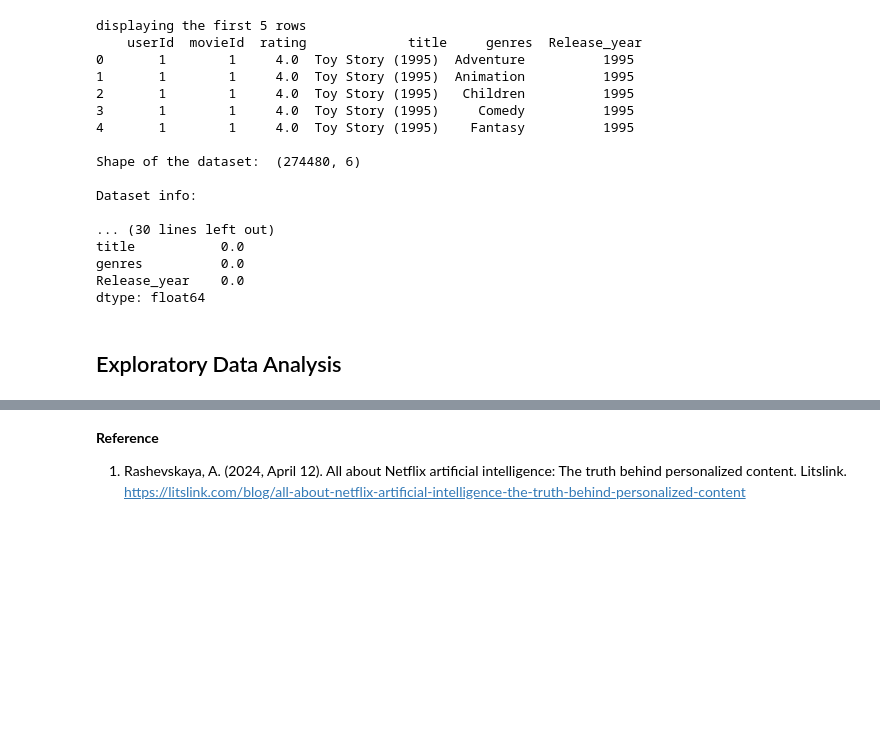
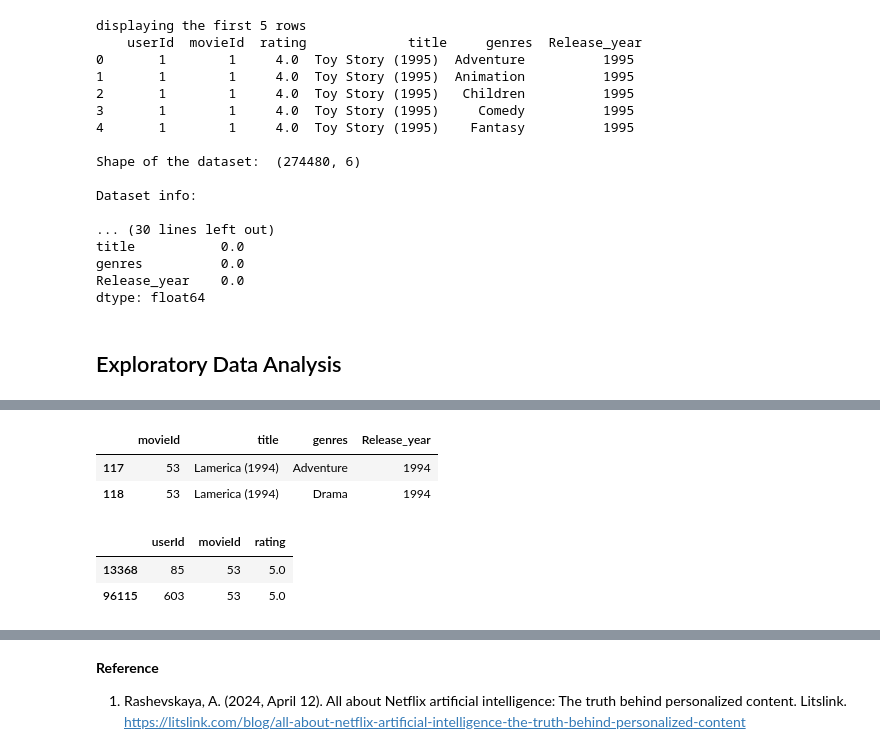
Before and after one commit to Winnykinyumu/A-movie-Recommendation-System-MovieLens-Data, a Jupyter notebook: Movie recommendation project/Movie RecSys.ipynb, the cells around one changed output, grey strips where cells are left out. Saved outputs shown, nothing was run; the diff lists cells and outputs as text; code cells hidden in the pictures; blank space fills up the shorter version.

```diff
--- a/Movie recommendation project/Movie RecSys.ipynb
+++ b/Movie recommendation project/Movie RecSys.ipynb
@@ -334,0 +427,15 @@ dtype: float64
+# %%
+mean_ratings = rating_df.groupby('movieId')[['rating']].mean()
+
+highest_rated = mean_ratings['rating'].idxmax()
+movie_df[movie_df['movieId'] == highest_rated]
+# %% [output]
+|  | movieId | title | genres | Release_year |
+| 117 | 53 | Lamerica (1994) | Adventure | 1994 |
+| 118 | 53 | Lamerica (1994) | Drama | 1994 |
+# %%
+rating_df[rating_df['movieId']==highest_rated]
+# %% [output]
+|  | userId | movieId | rating |
+| 13368 | 85 | 53 | 5.0 |
+| 96115 | 603 | 53 | 5.0 |
```
Also changed, not shown: parts of 12 cells of this notebook.
